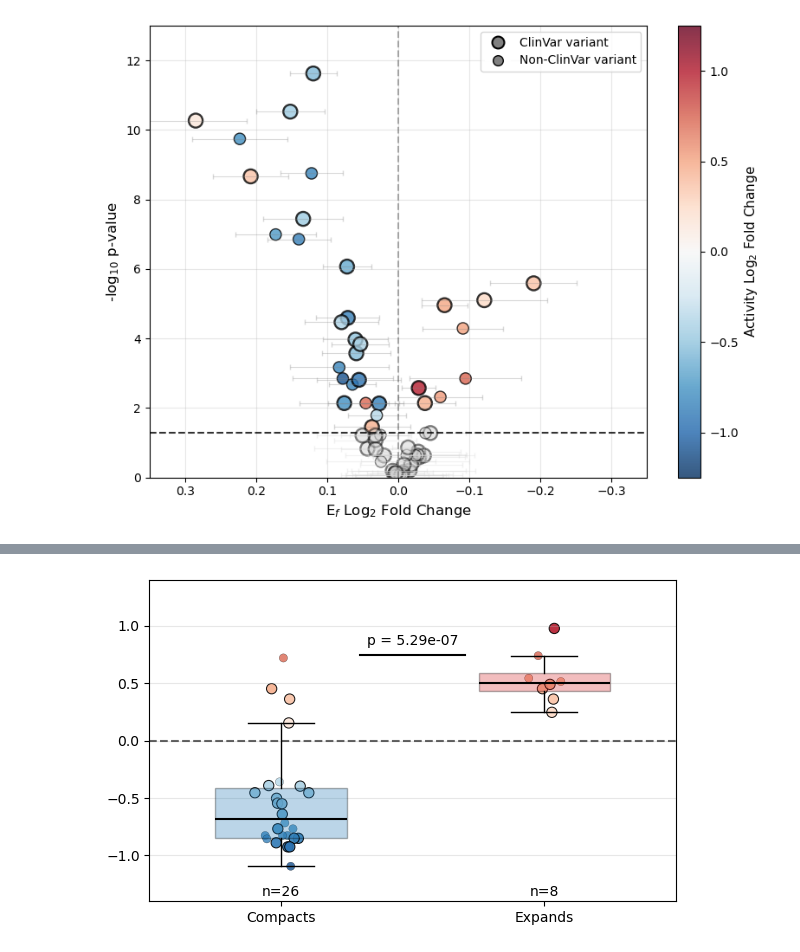
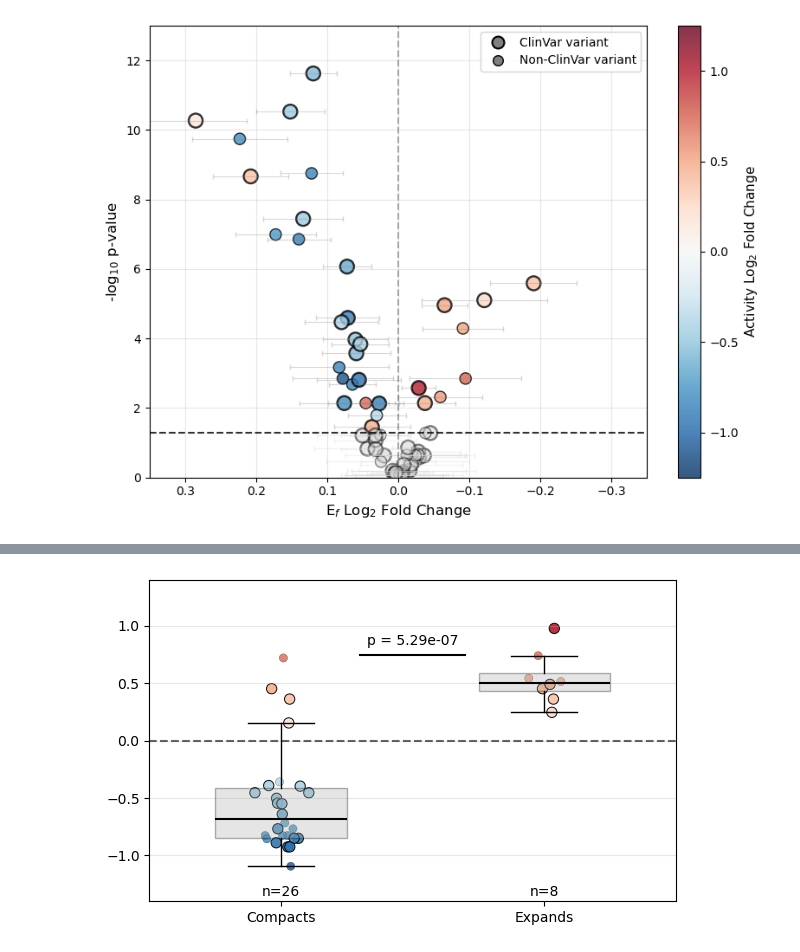
Before and after one commit to sukeniklab/CRX_2026, a Jupyter notebook: Scripts/Fig4_Ef-act.ipynb, the cells around one changed output, grey strips where cells are left out. Cells and saved outputs as stored; diff of their text form; code cells hidden in the pictures.

```diff
--- a/Scripts/Fig4_Ef-act.ipynb
+++ b/Scripts/Fig4_Ef-act.ipynb
@@ -243,7 +525,7 @@ bp = ax.boxplot(data_to_plot, tick_labels=categories, patch_artist=True,
                 showfliers=False)
 
 # Color the boxes differently
-colors = ['#1f77b4', '#d62728']
+colors = ['#aaaaaa', '#aaaaaa']
 for patch, color in zip(bp['boxes'], colors):
     patch.set_facecolor(color)
 
@@ -301,31 +583,31 @@ ax.axhline(y=0, color='black', linestyle='--', linewidth=1.5, alpha=0.6)
 
 # Perform t-test between the two conditions
 t_stat, p_value = stats.ttest_ind(positive_ef, negative_ef)
 
 # Add horizontal bar and p-value annotation
 y_pos = 0.75
 x1, x2 = 1.3, 1.7
 ax.plot([x1, x2], [y_pos, y_pos], 'k-', linewidth=1.5)
 
 # Add p-value text in scientific notation
 ax.text((x1 + x2) / 2, y_pos + 0.08, f'p = {p_value:.2e}', ha='center', fontsize=10)
 
 ax.set_ylim(-1.4, 1.4)
 
 # Labels and styling
 #ax.set_ylabel('Log2 Fold Change in Normalized Activity', fontsize=8)
 #ax.set_yticks([-1, 0, 1], minor = [-.5, .5])
 #ax.set_yticklabels(['', '-1', '', '0', '', '1'], fontsize=10)
 #ax.set_xlabel('Log2 Fold Change in Ef', fontsize=9)
 ax.grid(axis='y', alpha=0.3)
 
 # Add sample sizes
 for i, data in enumerate(data_to_plot):
     ax.text(i + 1, ax.get_ylim()[0] + 0.05, f'n={len(data)}',
             ha='center', fontsize=10)
 
 plt.tight_layout()
 
 #plt.savefig('/Users/trev/Downloads/EfActivityViolin.svg')
 # %% [output]
-[figure, old version]
+[figure, new version]
```
Also changed, not shown: parts of 4 cells of this notebook, 15 other files.
